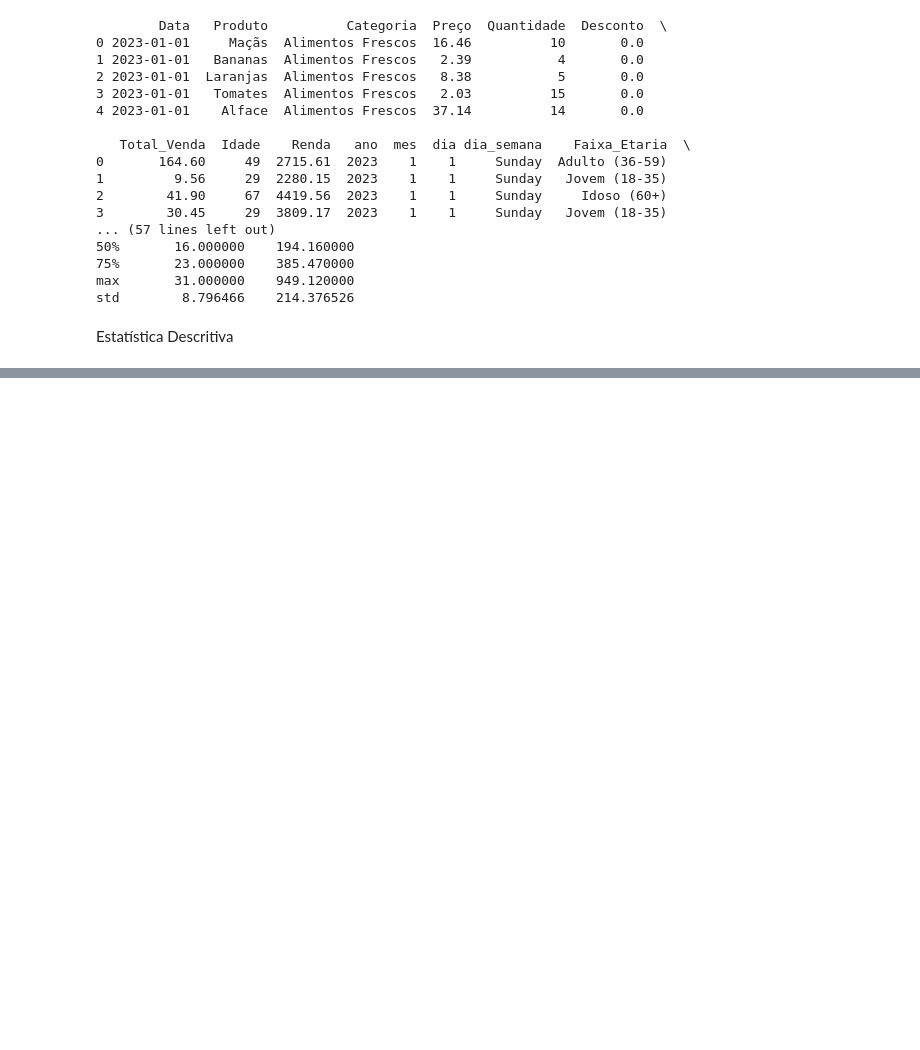
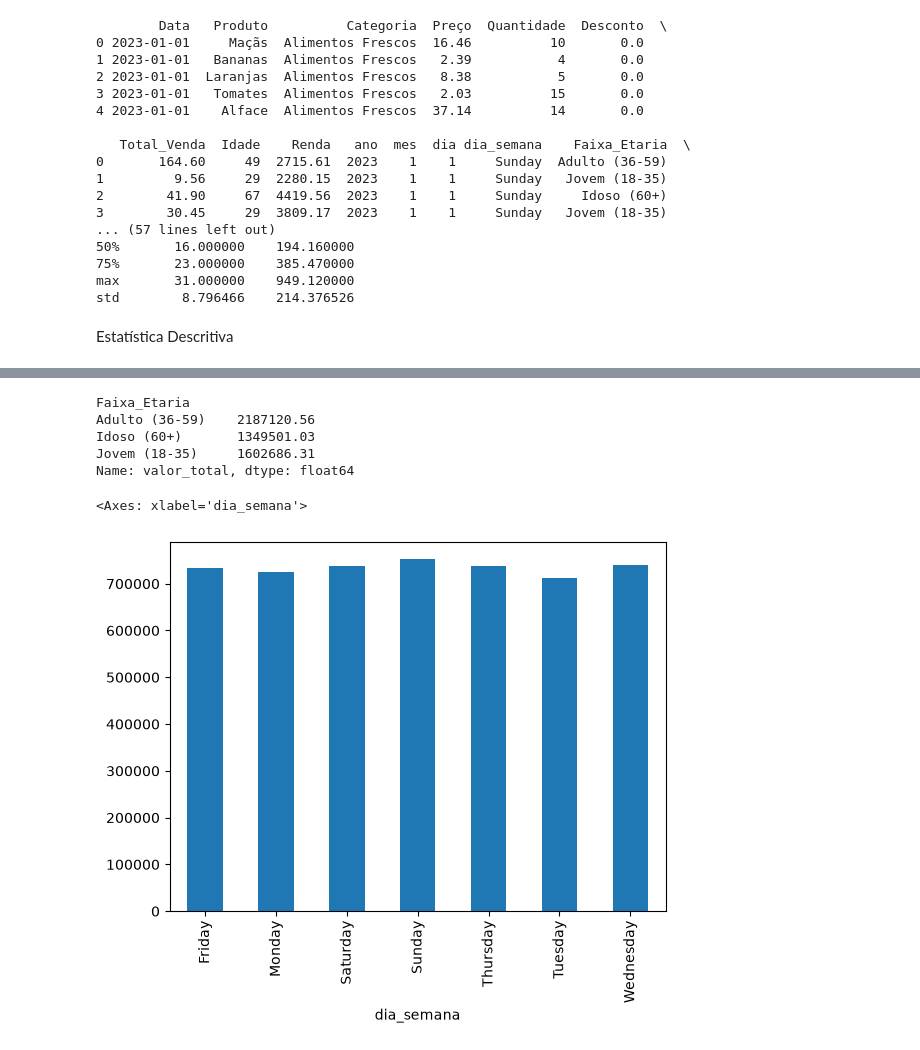
Before and after one commit to Marcela-de-Castro/ProjetoAnaliseExploratoria, a Jupyter notebook: Analise_Exploratoria.ipynb, the cells around one changed output, grey strips where cells are left out. Saved outputs shown, nothing was run; the diff lists cells and outputs as text; code cells hidden in the pictures; blank space fills up the shorter version.

```diff
--- a/Analise_Exploratoria.ipynb
+++ b/Analise_Exploratoria.ipynb
@@ -223,0 +377,15 @@ Error:
+# %%
+# 5. Faixas etárias que mais contribuíram
+df.groupby("Faixa_Etaria")["valor_total"].sum()
+# %% [output]
+Faixa_Etaria
+Adulto (36-59)    2187120.56
+Idoso (60+)       1349501.03
+Jovem (18-35)     1602686.31
+Name: valor_total, dtype: float64
+# %%
+# 6. Distribuição por dia da semana
+df.groupby("dia_semana")["valor_total"].sum().plot(kind="bar")
+# %% [output]
+<Axes: xlabel='dia_semana'>
+[figure, added]
```
Also changed, not shown: parts of 26 cells of this notebook.
